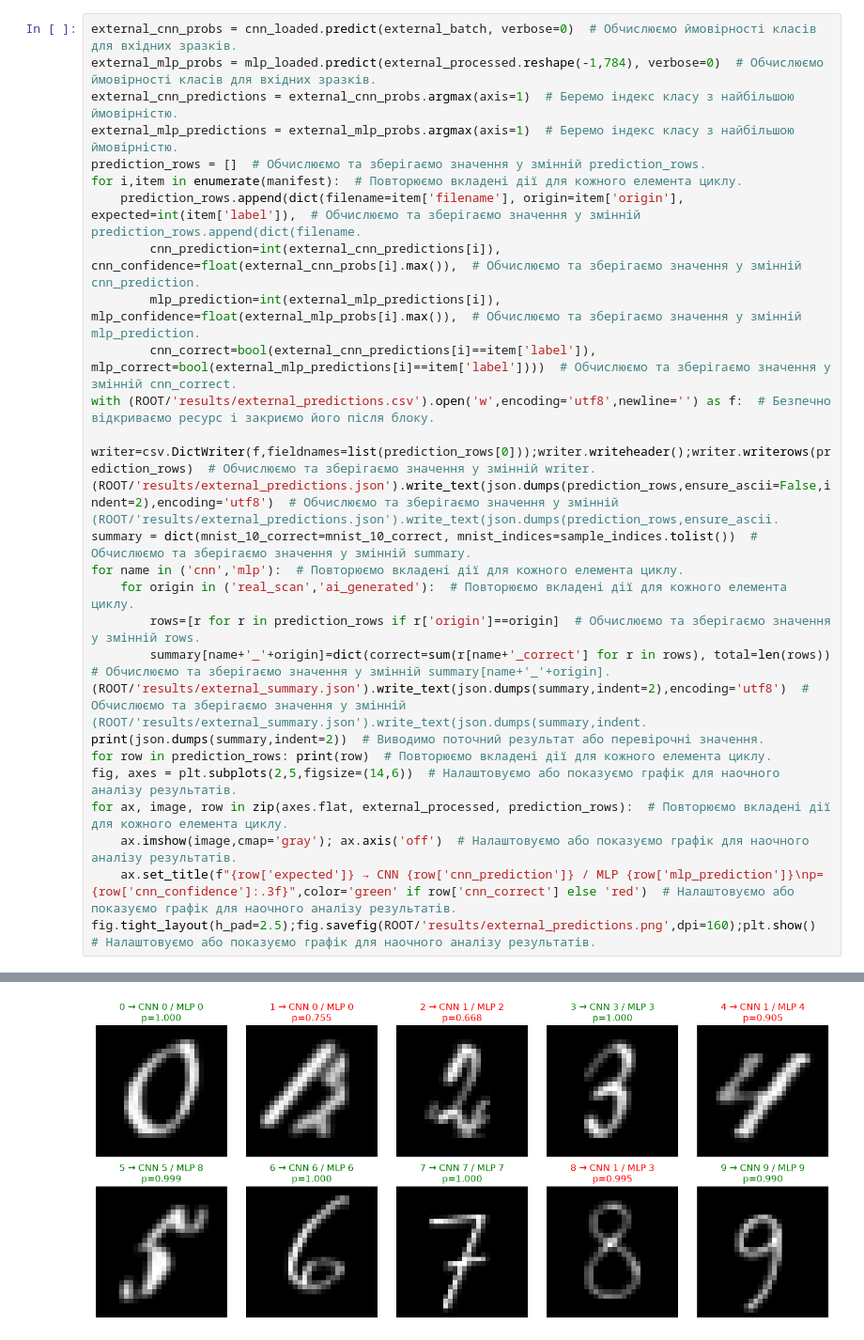
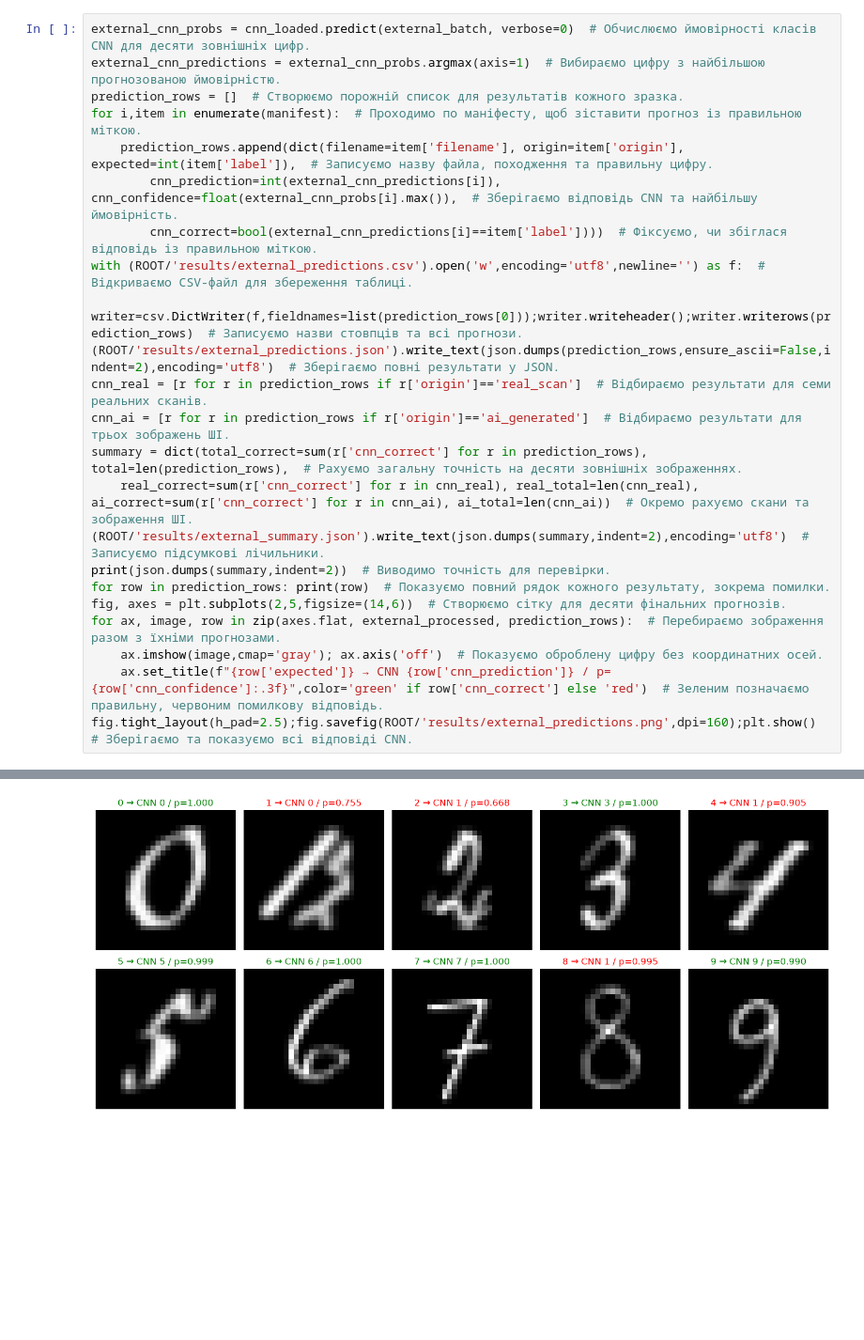
Before and after one commit to MTGMODS/dl_labs, a Jupyter notebook: Lab5/notebooks/05_Saved_CNN_Recognition.ipynb, the cells around one changed output, grey strips where cells are left out. Shown at 94% size. Cells and saved outputs as stored; diff of their text form; blank space fills up the shorter version.

```diff
--- a/Lab5/notebooks/05_Saved_CNN_Recognition.ipynb
+++ b/Lab5/notebooks/05_Saved_CNN_Recognition.ipynb
@@ -133,29 +130,25 @@ argmax обирає клас з найбільшим Softmax. Максималь
 # %%
-external_cnn_probs = cnn_loaded.predict(external_batch, verbose=0)  # Обчислюємо ймовірності класів для вхідних зразків.
-external_mlp_probs = mlp_loaded.predict(external_processed.reshape(-1,784), verbose=0)  # Обчислюємо ймовірності класів для вхідних зразків.
-external_cnn_predictions = external_cnn_probs.argmax(axis=1)  # Беремо індекс класу з найбільшою ймовірністю.
-external_mlp_predictions = external_mlp_probs.argmax(axis=1)  # Беремо індекс класу з найбільшою ймовірністю.
-prediction_rows = []  # Обчислюємо та зберігаємо значення у змінній prediction_rows.
-for i,item in enumerate(manifest):  # Повторюємо вкладені дії для кожного елемента циклу.
-    prediction_rows.append(dict(filename=item['filename'], origin=item['origin'], expected=int(item['label']),  # Обчислюємо та зберігаємо значення у змінній prediction_rows.append(dict(filename.
-        cnn_prediction=int(external_cnn_predictions[i]), cnn_confidence=float(external_cnn_probs[i].max()),  # Обчислюємо та зберігаємо значення у змінній cnn_prediction.
-        mlp_prediction=int(external_mlp_predictions[i]), mlp_confidence=float(external_mlp_probs[i].max()),  # Обчислюємо та зберігаємо значення у змінній mlp_prediction.
-        cnn_correct=bool(external_cnn_predictions[i]==item['label']), mlp_correct=bool(external_mlp_predictions[i]==item['label'])))  # Обчислюємо та зберігаємо значення у змінній cnn_correct.
-with (ROOT/'results/external_predictions.csv').open('w',encoding='utf8',newline='') as f:  # Безпечно відкриваємо ресурс і закриємо його після блоку.
-    writer=csv.DictWriter(f,fieldnames=list(prediction_rows[0]));writer.writeheader();writer.writerows(prediction_rows)  # Обчислюємо та зберігаємо значення у змінній writer.
-(ROOT/'results/external_predictions.json').write_text(json.dumps(prediction_rows,ensure_ascii=False,indent=2),encoding='utf8')  # Обчислюємо та зберігаємо значення у змінній (ROOT/'results/external_predictions.json').write_text(json.dumps(prediction_rows,ensure_ascii.
-summary = dict(mnist_10_correct=mnist_10_correct, mnist_indices=sample_indices.tolist())  # Обчислюємо та зберігаємо значення у змінній summary.
-for name in ('cnn','mlp'):  # Повторюємо вкладені дії для кожного елемента циклу.
-    for origin in ('real_scan','ai_generated'):  # Повторюємо вкладені дії для кожного елемента циклу.
-        rows=[r for r in prediction_rows if r['origin']==origin]  # Обчислюємо та зберігаємо значення у змінній rows.
-        summary[name+'_'+origin]=dict(correct=sum(r[name+'_correct'] for r in rows), total=len(rows))  # Обчислюємо та зберігаємо значення у змінній summary[name+'_'+origin].
-(ROOT/'results/external_summary.json').write_text(json.dumps(summary,indent=2),encoding='utf8')  # Обчислюємо та зберігаємо значення у змінній (ROOT/'results/external_summary.json').write_text(json.dumps(summary,indent.
-print(json.dumps(summary,indent=2))  # Виводимо поточний результат або перевірочні значення.
-for row in prediction_rows: print(row)  # Повторюємо вкладені дії для кожного елемента циклу.
-fig, axes = plt.subplots(2,5,figsize=(14,6))  # Налаштовуємо або показуємо графік для наочного аналізу результатів.
-for ax, image, row in zip(axes.flat, external_processed, prediction_rows):  # Повторюємо вкладені дії для кожного елемента циклу.
-    ax.imshow(image,cmap='gray'); ax.axis('off')  # Налаштовуємо або показуємо графік для наочного аналізу результатів.
-    ax.set_title(f"{row['expected']} → CNN {row['cnn_prediction']} / MLP {row['mlp_prediction']}\np={row['cnn_confidence']:.3f}",color='green' if row['cnn_correct'] else 'red')  # Налаштовуємо або показуємо графік для наочного аналізу результатів.
-fig.tight_layout(h_pad=2.5);fig.savefig(ROOT/'results/external_predictions.png',dpi=160);plt.show()  # Налаштовуємо або показуємо графік для наочного аналізу результатів.
+external_cnn_probs = cnn_loaded.predict(external_batch, verbose=0)  # Обчислюємо ймовірності класів CNN для десяти зовнішніх цифр.
+external_cnn_predictions = external_cnn_probs.argmax(axis=1)  # Вибираємо цифру з найбільшою прогнозованою ймовірністю.
+prediction_rows = []  # Створюємо порожній список для результатів кожного зразка.
+for i,item in enumerate(manifest):  # Проходимо по маніфесту, щоб зіставити прогноз із правильною міткою.
+    prediction_rows.append(dict(filename=item['filename'], origin=item['origin'], expected=int(item['label']),  # Записуємо назву файла, походження та правильну цифру.
+        cnn_prediction=int(external_cnn_predictions[i]), cnn_confidence=float(external_cnn_probs[i].max()),  # Зберігаємо відповідь CNN та найбільшу ймовірність.
+        cnn_correct=bool(external_cnn_predictions[i]==item['label'])))  # Фіксуємо, чи збіглася відповідь із правильною міткою.
+with (ROOT/'results/external_predictions.csv').open('w',encoding='utf8',newline='') as f:  # Відкриваємо CSV-файл для збереження таблиці.
+    writer=csv.DictWriter(f,fieldnames=list(prediction_rows[0]));writer.writeheader();writer.writerows(prediction_rows)  # Записуємо назви стовпців та всі прогнози.
+(ROOT/'results/external_predictions.json').write_text(json.dumps(prediction_rows,ensure_ascii=False,indent=2),encoding='utf8')  # Зберігаємо повні результати у JSON.
+cnn_real = [r for r in prediction_rows if r['origin']=='real_scan']  # Відбираємо результати для семи реальних сканів.
+cnn_ai = [r for r in prediction_rows if r['origin']=='ai_generated']  # Відбираємо результати для трьох зображень ШІ.
+summary = dict(total_correct=sum(r['cnn_correct'] for r in prediction_rows), total=len(prediction_rows),  # Рахуємо загальну точність на десяти зовнішніх зображеннях.
+    real_correct=sum(r['cnn_correct'] for r in cnn_real), real_total=len(cnn_real), ai_correct=sum(r['cnn_correct'] for r in cnn_ai), ai_total=len(cnn_ai))  # Окремо рахуємо скани та зображення ШІ.
+(ROOT/'results/external_summary.json').write_text(json.dumps(summary,indent=2),encoding='utf8')  # Записуємо підсумкові лічильники.
+print(json.dumps(summary,indent=2))  # Виводимо точність для перевірки.
+for row in prediction_rows: print(row)  # Показуємо повний рядок кожного результату, зокрема помилки.
+fig, axes = plt.subplots(2,5,figsize=(14,6))  # Створюємо сітку для десяти фінальних прогнозів.
+for ax, image, row in zip(axes.flat, external_processed, prediction_rows):  # Перебираємо зображення разом з їхніми прогнозами.
+    ax.imshow(image,cmap='gray'); ax.axis('off')  # Показуємо оброблену цифру без координатних осей.
+    ax.set_title(f"{row['expected']} → CNN {row['cnn_prediction']} / p={row['cnn_confidence']:.3f}",color='green' if row['cnn_correct'] else 'red')  # Зеленим позначаємо правильну, червоним помилкову відповідь.
+fig.tight_layout(h_pad=2.5);fig.savefig(ROOT/'results/external_predictions.png',dpi=160);plt.show()  # Зберігаємо та показуємо всі відповіді CNN.
 # %% [output]
 {
@@ -178,2 +172,2 @@ fig.tight_layout(h_pad=2.5);fig.savefig(ROOT/'results/external_predictions.png',
-[figure, old version]
+[figure, new version]
 # %% [markdown]
```
Also changed, not shown: parts of 13 cells of this notebook, 23 other files.
